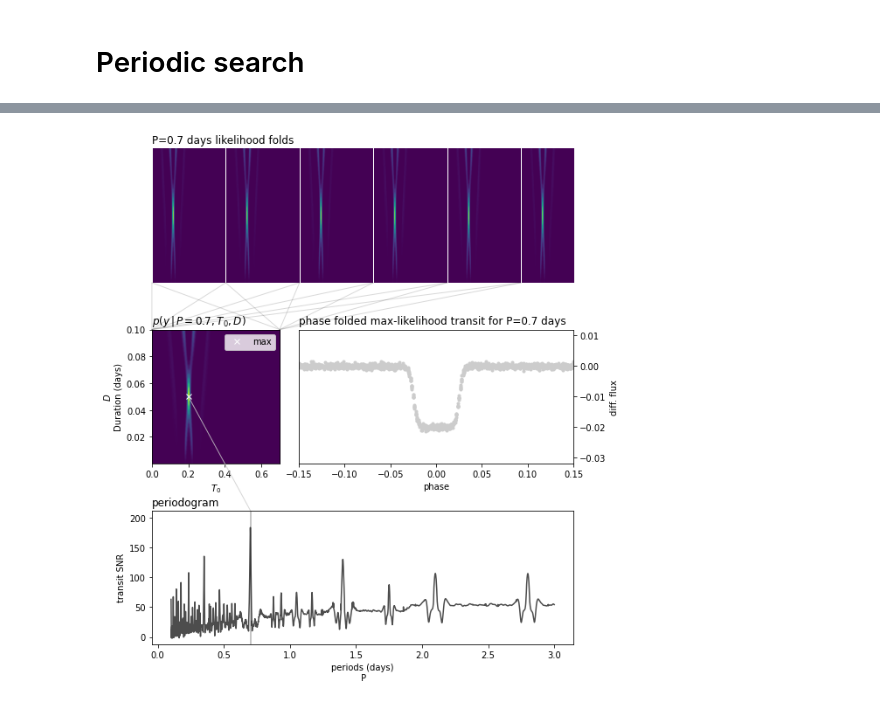
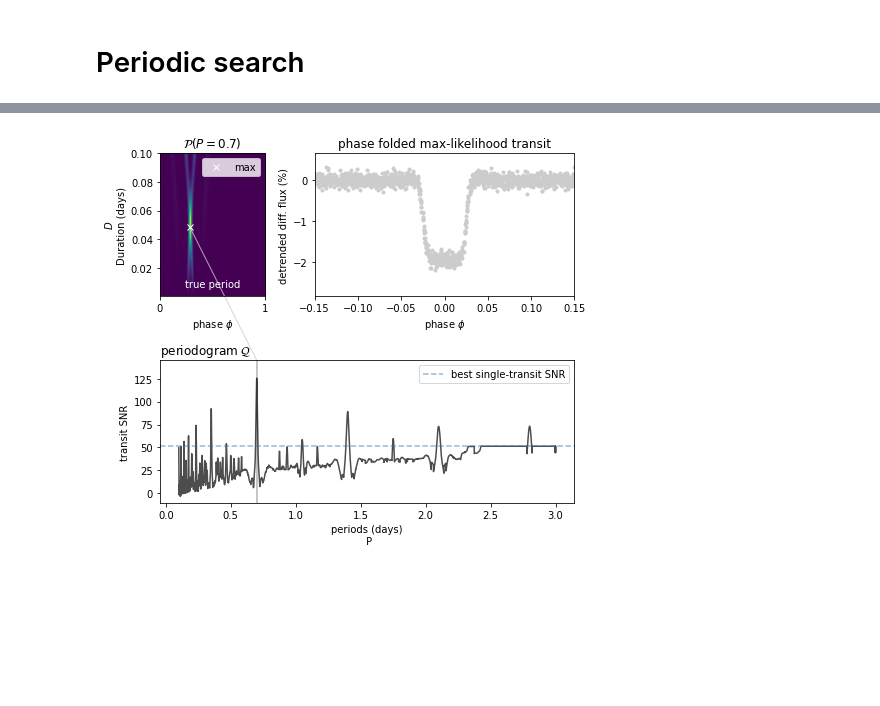
Before and after one commit to lgrcia/paper-nuance, a Jupyter notebook: simple/notebooks/principle.ipynb, the cells around one changed output, grey strips where cells are left out. Drawn from its saved outputs; the diff is of its cells as text; code cells hidden in the pictures; blank space fills up the shorter version.

```diff
--- a/simple/notebooks/principle.ipynb
+++ b/simple/notebooks/principle.ipynb
@@ -11,7 +11,7 @@ jax.config.update("jax_enable_x64", True)
 # %%
 dt = 2/60/24
 time = np.arange(0, 4, dt)
-error = 0.0005
+error = 0.001
 X = np.vander(time, N=4, increasing=True)
 w = [1., 0.0005, -0.0002, -0.0005]
 true_period = 0.7
@@ -174,68 +139,55 @@ plt.savefig("../figures/principle_periodic.pdf")
+# %%
+P = true_period
+phases, _, Pc = fold(P)
+
+i, j = np.unravel_index(np.argmax(Pc), Pc.shape)
+_phi, _D = phases[i], nu.search_data.Ds[j]
+_t0 = _phi*P
 # %%
 from nuance.utils import phase, binn
 from matplotlib.patches import ConnectionPatch
 
-plt.figure(None, (8.5, 9))
+plt.figure(None, (7., 6.))
 
-P = true_period
-folds = nu.search_data.folds
-pt0s, (fll, _, _) = folds(P)#true_period)
-extent = 0, 1*true_period, nu.search_data.Ds.min(), nu.search_data.Ds.max()
-
-ax0=plt.subplot(3, 3, (1, 3))
-nu.search_data.show_ll()
-plt.xlim(nu.time.min(), nu.time.max())
-plt.axis("off")
-
-ax2 = plt.subplot(3, 3, 4)
-plt.imshow(fll.sum(0).T, aspect='auto', extent=extent, origin="lower")
-plt.xlabel("$T_0$")
+ax0 = plt.subplot(2, 3, 1)
+plt.imshow(Pc.T, aspect='auto', extent=extent, origin="lower")
+plt.xlabel("phase $\phi$")
 plt.ylabel("$D$\nDuration (days)")
-plt.plot(t0, duration, "x", c="w", label="max")
-plt.title(f"$p(y \,|\,P={P},T_0,D)$", loc="left")
+plt.plot(_phi, _D, "x", c="w", label="max")
+plt.title(f"$\mathcal{{P}}(P={{{P}}})$")
+ax0.set_xticks([0, 1], ["0", "1"])
+ax0.text(0.5, 0.05, f"true period", fontsize=10, c="w", ha='center', va='bottom', transform=ax0.transAxes)
 plt.legend()
 
-ax = plt.subplot(3, 3, (5, 6))
-mean, astro, noise = nu.models(t0, duration, P)
-phi = phase(nu.time, t0, true_period)
-detrended = nu.flux - noise - mean
+ax = plt.subplot(2, 3, (2, 3))
+mean, astro, noise = nu.models(_t0, _D, P)
+phi = phase(nu.time, _t0, P)
+detrended = (nu.flux - noise - mean)*100 # percent
 plt.plot(phi, detrended, ".", c=".8")
-#plt.plot(*binn(phi, detrended, 50), ".", c="k")
 plt.xlim(*(np.array([-1, 1])*3*duration))
-_depth = float(np.abs(astro.min()))
-plt.ylim(*(np.array([-1, 1])*_depth*1.1 - _depth/2))
-plt.xlabel("phase")
-ax.yaxis.tick_right()
-ax.yaxis.set_label_position("right")
-ax.set_title(f"phase folded max-likelihood transit for P={P} days", loc="left")
-plt.ylabel("diff. flux")
+_depth = float(np.abs(detrended.min()))
+plt.ylim(*(np.array([-1, 1])*_depth*0.8 - _depth/2))
+plt.xlabel("phase $\phi$")
+ax.set_title(f"phase folded max-likelihood transit")
+plt.ylabel("detrended diff. flux (%)")
 
-c="k"
-alpha = .15
-for i in range(int(np.ceil((nu.time.max() -  nu.time.min())/P))):
-    ax0.axvline(i*P, c="w", lw=1)
-    con = ConnectionPatch(xyA=(1., 1.), xyB=(i*P, 0.), coordsA="axes fraction", coordsB="data", axesA=ax2, axesB=ax0, color=c, zorder=-1, alpha=alpha)
-    ax.add_artist(con)
-    con = ConnectionPatch(xyA=(0., 1.), xyB=(i*P, 0.), coordsA="axes fraction", coordsB="data", axesA=ax2, axesB=ax0, color=c, zorder=-1, alpha=alpha)
-    ax.add_artist(con)
-
-ax0.set_title(f"P={P} days likelihood folds", loc="left", zorder=10)
-ax.set_zorder(2)
-ax0.set_zorder(1)
-
-ax_per = plt.subplot(3, 3, (7, 9))
-ax_per.plot(*search.periodogram(), c="0.3")
-ax_per.set_title("periodogram", loc="left")
+ax_per = plt.subplot(2, 3, (4,6))
+ax_per.plot(search.periods, search.Q_snr, c="0.3")
+ax_per.set_title("periodogram $\mathcal{Q}$", loc="left")
 ax_per.set_xlabel("periods (days)\n P")
 ax_per.set_ylabel("transit SNR")
 ax_per.axvline(true_period, c="k", alpha=0.3)
 ylim = np.array(ax_per.get_ylim())
 ax_per.set_ylim(*(ylim*1.1))
-con = ConnectionPatch(xyA=(t0, duration), xyB=(true_period, ax_per.get_ylim()[1]), coordsA="data", coordsB="data", axesA=ax2, axesB=ax_per, color="0.8", alpha=0.8)
-ax.add_artist(con)
+con = ConnectionPatch(xyA=(_phi, _D), xyB=(P, ax_per.get_ylim()[1]), coordsA="data", coordsB="data", axesA=ax0, axesB=ax_per, color="0.8", alpha=0.8)
+ax0.add_artist(con)
+snr_0 = float(nu.snr(_t0, _D, 1000))
+plt.axhline(snr_0, alpha=0.5, ls="--", label="best single-transit SNR")
+plt.legend()
+#ax_per.text(2.5, 40, f"best non-periodic\ntransit SNR", fontsize=10, c="C0", alpha=0.8, ha='center', va='top')
+
 
 plt.tight_layout()
-plt.subplots_adjust(wspace=0.15, hspace=0.35)
-plt.savefig("../figures/principle_tiles_combined.pdf")
+plt.savefig("../figures/principle_Q.pdf")
 # %% [output]
-[figure, old version]
+[figure, new version]
```
Also changed, not shown: parts of 10 cells of this notebook, 8 other files.
